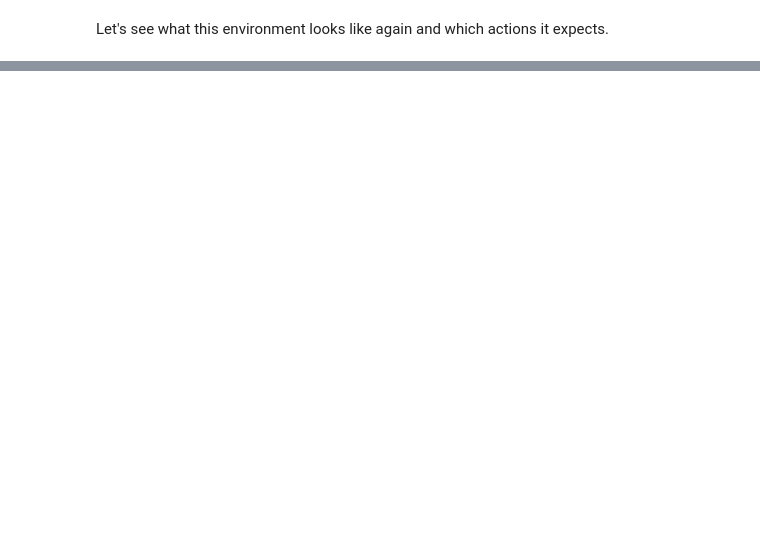
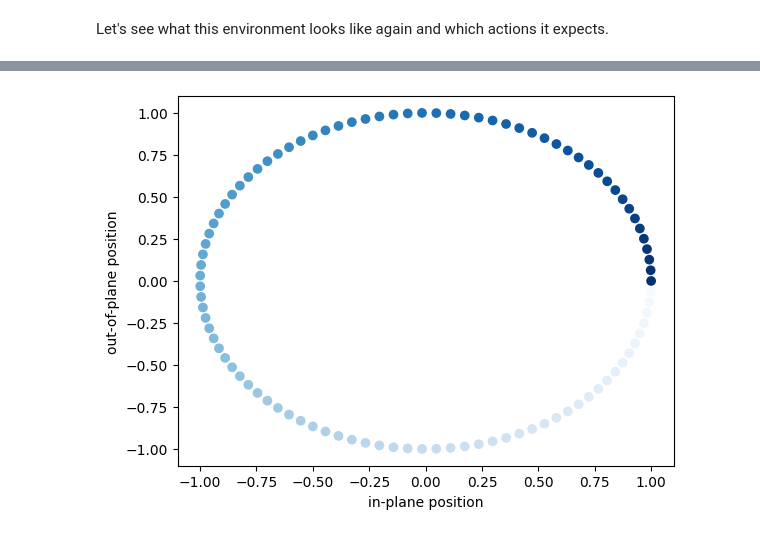
Before and after one commit to Co-Evolve/SEL3-2024, a Jupyter notebook: tutorials/brb_brittle_star_cpg_tutorial.ipynb, the cells around one changed output, grey strips where cells are left out. Cells and saved outputs as stored; diff of their text form; code cells hidden in the pictures; blank space fills up the shorter version.

```diff
--- a/tutorials/brb_brittle_star_cpg_tutorial.ipynb
+++ b/tutorials/brb_brittle_star_cpg_tutorial.ipynb
@@ -631,0 +679,12 @@ Actuators:
+# %%
+times = np.linspace(0, 2 * np.pi, 100)
+in_plane_positions = np.cos(times)
+out_of_plane_positions = np.cos(times + np.pi / 2)
+
+plt.scatter(in_plane_positions, out_of_plane_positions, c=times, cmap="Blues")
+plt.xlabel("in-plane position")
+plt.ylabel("out-of-plane position")
+plt.show()
+plt.close()
+# %% [output]
+[figure, added]
```
Also changed, not shown: parts of 32 cells of this notebook, 1 other file.
